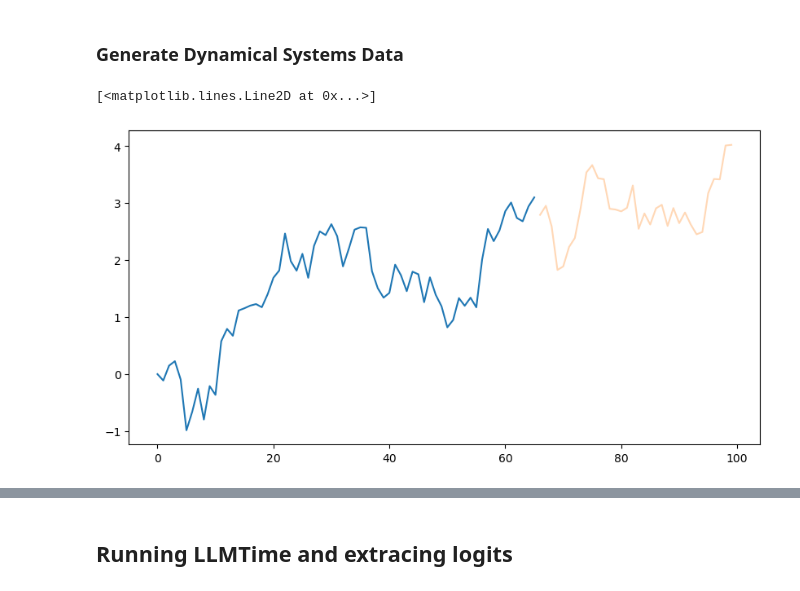
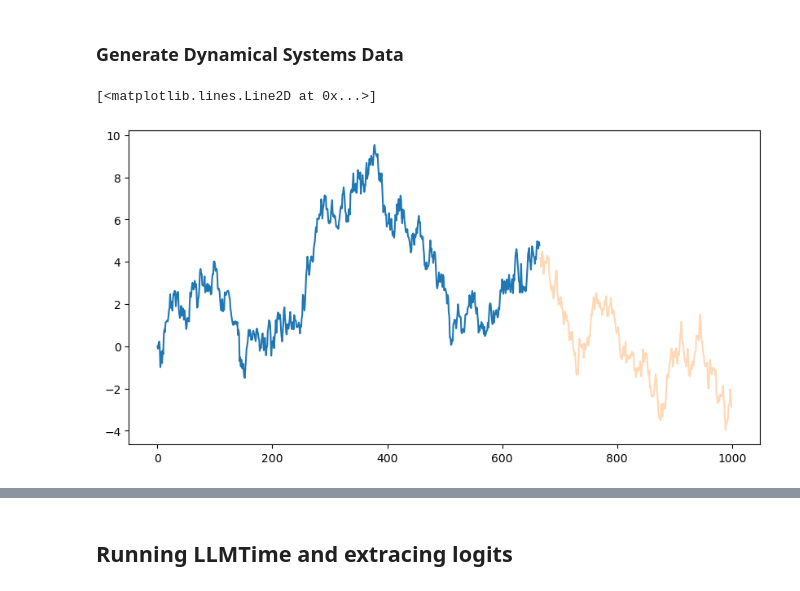
Before and after one commit to AntonioLiu97/llmICL, a Jupyter notebook: multi_digit_distribution_high_res_cache.ipynb, the cells around one changed output, grey strips where cells are left out. Cells and saved outputs as stored; diff of their text form; code cells hidden in the pictures.

```diff
--- a/multi_digit_distribution_high_res_cache.ipynb
+++ b/multi_digit_distribution_high_res_cache.ipynb
@@ -36,9 +36,11 @@ if not os.path.exists('gif_plots'):
 # %%
 ### Drift-Diffusion SDE
 
+prec = 3
+
 # Time discretization
-# Nt = 1000 # number of steps
-Nt = 100 # number of steps
+Nt = 1000 # number of steps
+# Nt = 100 # number of steps
 dt =  0.2 # time step
 tspan = np.linspace(0, Nt*dt, Nt)
 
@@ -52,31 +54,31 @@ sigma = 0.8
 
 # Initialize the time series
 x = 0  # Starting point
 time_series = [x]
 mean_series = [x]
 sigma_series = [0]
 
 # Generate the drift-diffusion time series
 for t in range(1, Nt):
     x_mean = x + a*dt
     x_sigma = sigma * np.sqrt(dt)
     dW =  np.random.normal()  # Wiener process (Brownian motion)
     x = x_mean + x_sigma * dW
 
     time_series.append(x)
     mean_series.append(x_mean)
     sigma_series.append(x_sigma)
 
 # Store the generated time-series in a pandas DataFrame
 df = pd.DataFrame({'X': time_series})
 
 # Split the data into training and testing sets
 train = df['X'][0:int(Nt/3*2)]
 test = df['X'][int(Nt/3*2):]
 
 plt.figure(figsize=(10, 5))
 plt.plot(train, alpha = 1)
 plt.plot([np.nan]*len(train)+list(test), alpha = 0.3)
 # %% [output]
 [<matplotlib.lines.Line2D at 0x...>]
-[figure, old version]
+[figure, new version]
```
Also changed, not shown: parts of 8 cells of this notebook.
